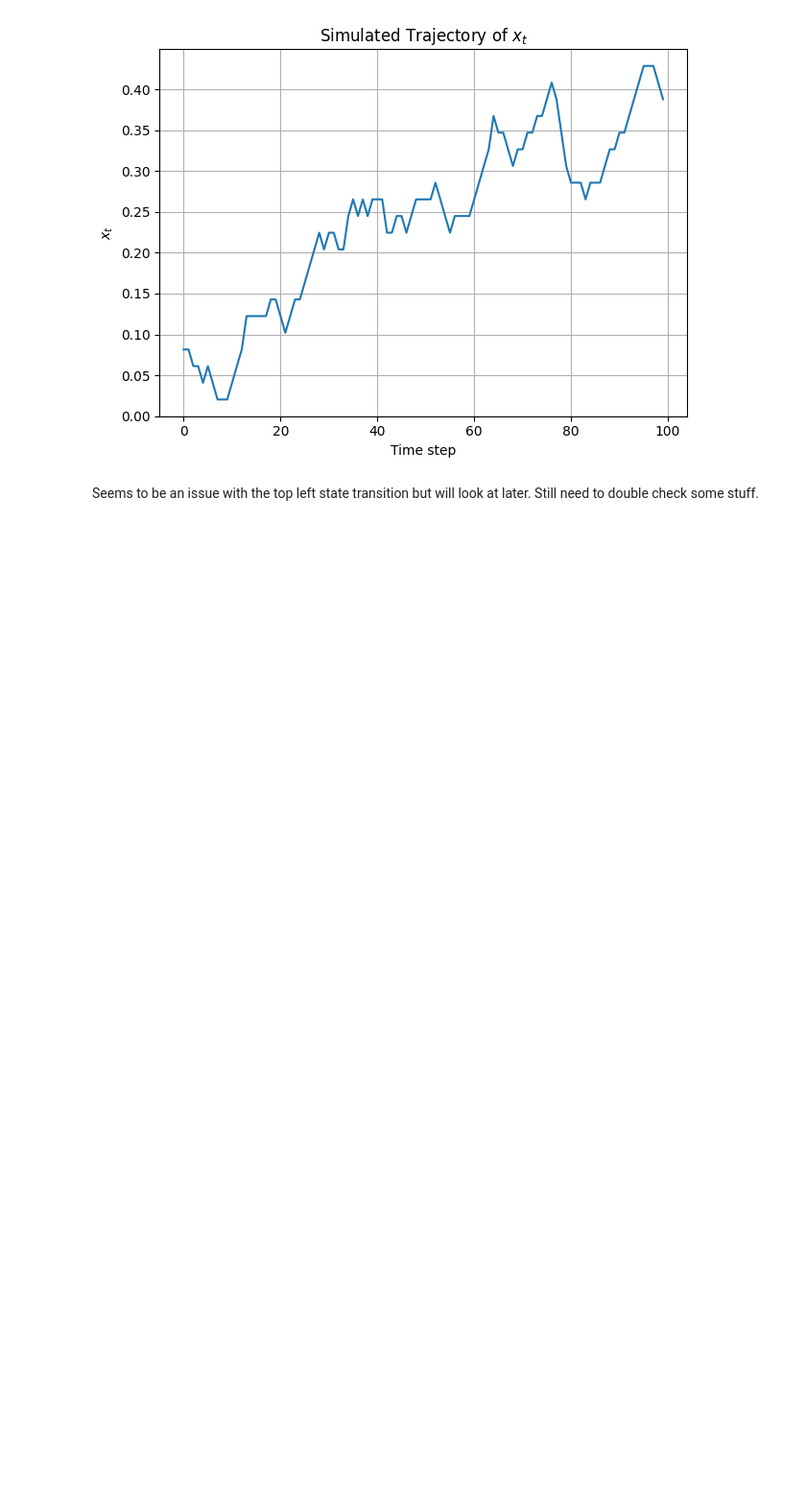
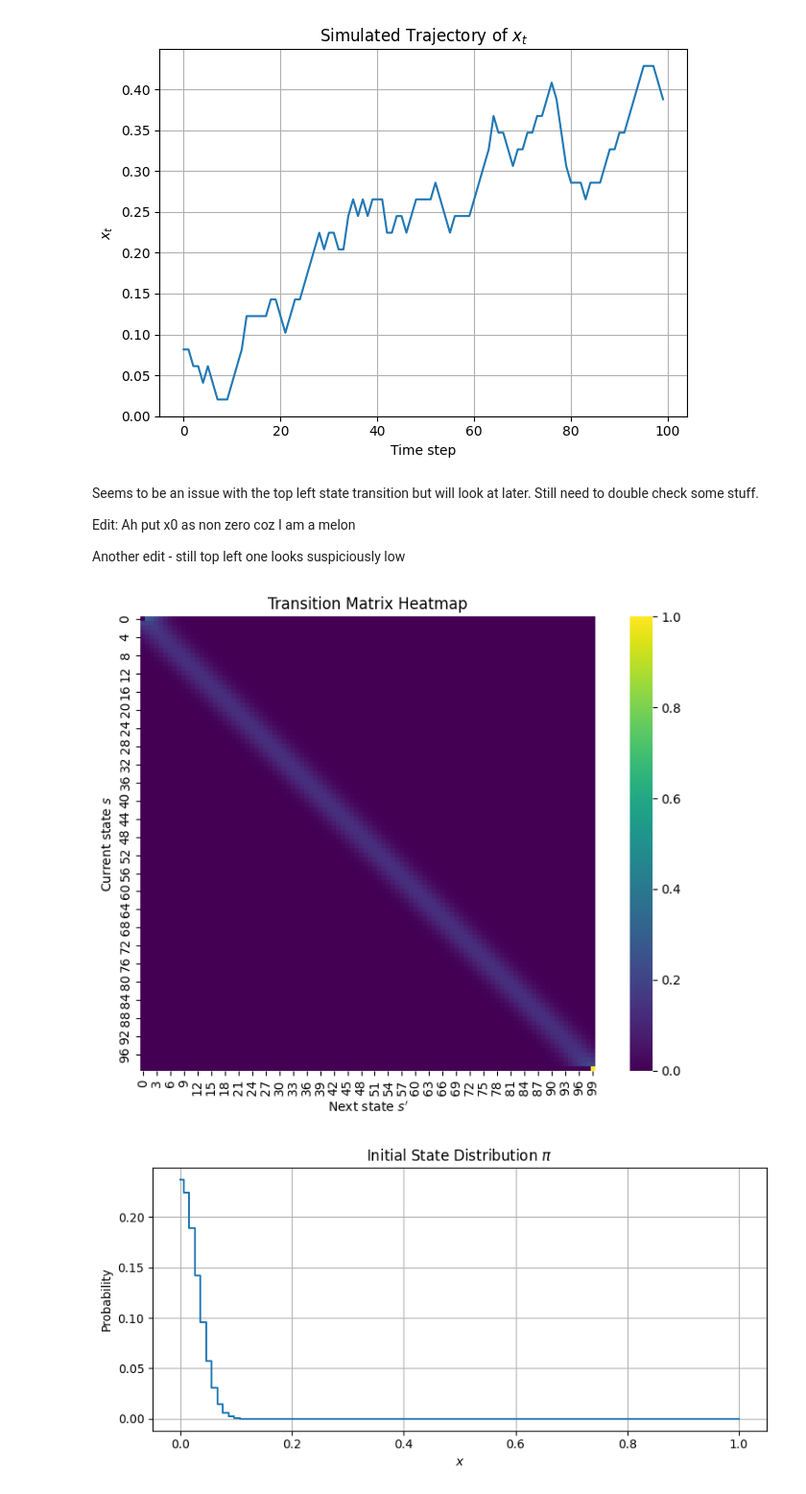
Before and after one commit to oparker7/gg3, a Jupyter notebook: Task 2/task2_first_attempt.ipynb, the cells around one changed output. Shown: that part at 96% size. Saved outputs shown, nothing was run; the diff lists cells and outputs as text; code cells hidden in the pictures; blank space fills up the shorter version.

Commit message:
Multiple sims

```diff
--- a/Task 2/task2_first_attempt.ipynb
+++ b/Task 2/task2_first_attempt.ipynb
@@ -458,3 +458,27 @@ if __name__ == "__main__":
 [figure]
 # %% [markdown]
 Seems to be an issue with the top left state transition but will look at later. Still need to double check some stuff.
+
+Edit: Ah put x0 as non zero coz I am a melon
+
+Another edit - still top left one looks suspiciously low
+# %%
+#### Multiple sims done to show variation of results
+
+if __name__ == "__main__":
+    hmm = DiscreteRampHMM(beta=0.2, sigma=0.3, dt=0.01, K=100, x0=0)
+    hmm.plot_transition_matrix()
+    hmm.plot_initial_distribution()
+    plt.figure()
+    for i in range(10):
+        traj = hmm.simulate_trajectory(T_steps=500)
+        plt.plot(traj)
+    plt.title("Simulated Trajectory of $x_t$")
+    plt.xlabel("Time step")
+    plt.ylabel("$x_t$")
+    plt.grid(True)
+    plt.tight_layout()
+    plt.show()
+# %% [output]
+[figure, added]
+[figure, added]
```
Also changed, not shown: parts of 1 cell of this notebook, 1 other file.
